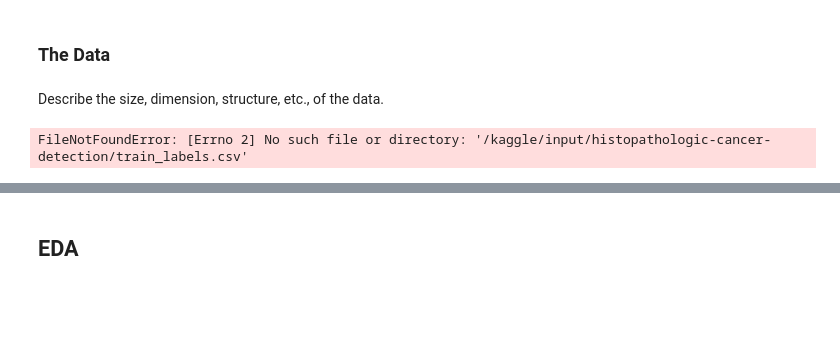
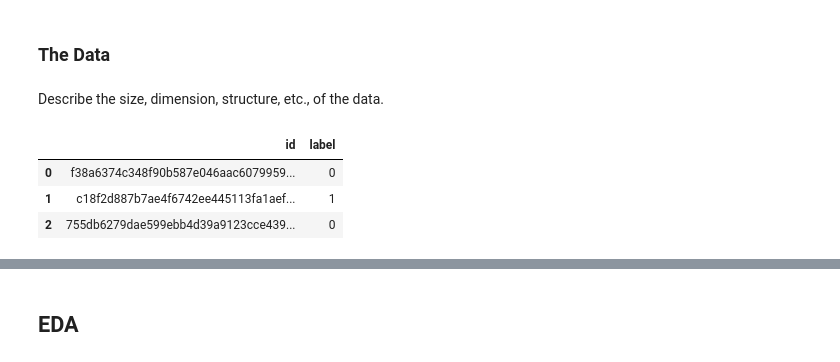
Before and after one commit to FleaBusyBeeBergs/dtsa5511-cnn-cancer-detection, a Jupyter notebook: cnn-cancer-detection.ipynb, the cells around one changed output, grey strips where cells are left out. Drawn from its saved outputs; the diff is of its cells as text; code cells hidden in the pictures; blank space fills up the shorter version.

```diff
--- a/cnn-cancer-detection.ipynb
+++ b/cnn-cancer-detection.ipynb
@@ -70,7 +75,12 @@ The purpose of this project is to participate in the (now closed) Kaggle competi
 ### The Data
 # %% [markdown]
 Describe the size, dimension, structure, etc., of the data.
-# %%
-df = pd.read_csv('/kaggle/input/histopathologic-cancer-detection/train_labels.csv')
-# %% [output]
-FileNotFoundError: [Errno 2] No such file or directory: '/kaggle/input/histopathologic-cancer-detection/train_labels.csv'
+# %%
+file_path = './data/train_labels.csv'
+df_train = pd.read_csv(file_path)
+df_train.head(3)
+# %% [output]
+|  | id | label |
+| 0 | f38a6374c348f90b587e046aac6079959... | 0 |
+| 1 | c18f2d887b7ae4f6742ee445113fa1aef... | 1 |
+| 2 | 755db6279dae599ebb4d39a9123cce439... | 0 |
```
Also changed, not shown: parts of 10 cells of this notebook.
